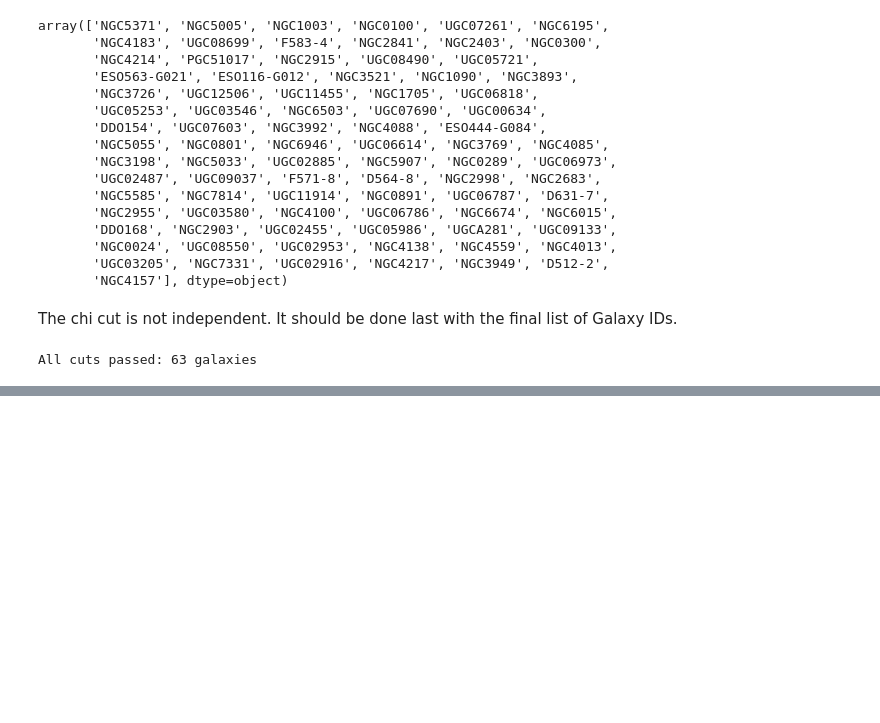
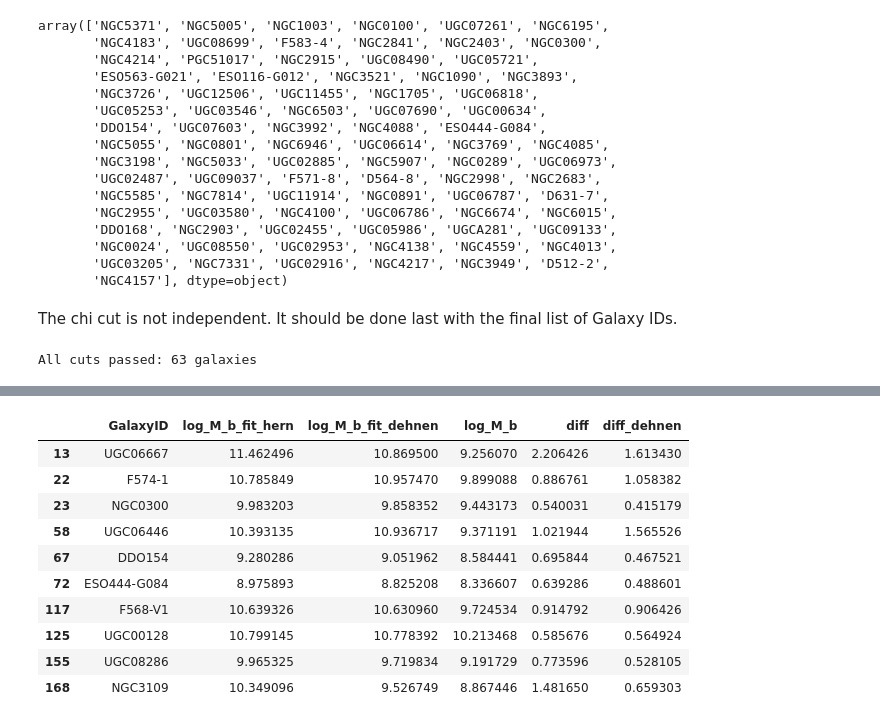
Before and after one commit to AdamSmithOrlik/sidm-rotation-curves-SPARC, a Jupyter notebook: development/dev.ipynb, the cells around one changed output, grey strips where cells are left out. Cells and saved outputs as stored; diff of their text form; code cells hidden in the pictures; blank space fills up the shorter version.

```diff
--- a/development/dev.ipynb
+++ b/development/dev.ipynb
@@ -1368,0 +1371,6 @@ All cuts passed: 63 galaxies
+# %%
+data_path = os.getcwd() + "/../data/fit_data/"
+
+df = pd.read_csv(data_path + "M_b_comparison.csv")
+
+df.head()
@@ -1368,0 +1384,10 @@ All cuts passed: 63 galaxies
+# %%
+gravo_list = ["DDO154", "ESO444-G084", "F568-V1", "F574-1", "NGC0300", "NGC3109", "UGC00128", "UGC06446", "UGC06667", "UGC08286", "NGC4376", "NGC4396", "NGC7320", "UGC04169"]
+
+sparc_list = df.GalaxyID.values
+
+for g in gravo_list:
+    if g in sparc_list:
+        print(f"{g} is in both Gravo and SPARC")
+    else:
+        print(f"{g} is only in Gravo")
@@ -1368,0 +1409,16 @@ All cuts passed: 63 galaxies
+# %%
+df["diff_dehnen"] = df["log_M_b_fit_dehnen"] - df["log_M_b"]
+# %%
+df[df["GalaxyID"].isin(gravo_list)]
+# %% [output]
+|  | GalaxyID | log_M_b_fit_hern | log_M_b_fit_dehnen | log_M_b | diff | diff_dehnen |
+| 13 | UGC06667 | 11.462496 | 10.869500 | 9.256070 | 2.206426 | 1.613430 |
+| 22 | F574-1 | 10.785849 | 10.957470 | 9.899088 | 0.886761 | 1.058382 |
+| 23 | NGC0300 | 9.983203 | 9.858352 | 9.443173 | 0.540031 | 0.415179 |
+| 58 | UGC06446 | 10.393135 | 10.936717 | 9.371191 | 1.021944 | 1.565526 |
+| 67 | DDO154 | 9.280286 | 9.051962 | 8.584441 | 0.695844 | 0.467521 |
+| 72 | ESO444-G084 | 8.975893 | 8.825208 | 8.336607 | 0.639286 | 0.488601 |
+| 117 | F568-V1 | 10.639326 | 10.630960 | 9.724534 | 0.914792 | 0.906426 |
+| 125 | UGC00128 | 10.799145 | 10.778392 | 10.213468 | 0.585676 | 0.564924 |
+| 155 | UGC08286 | 9.965325 | 9.719834 | 9.191729 | 0.773596 | 0.528105 |
+| 168 | NGC3109 | 10.349096 | 9.526749 | 8.867446 | 1.481650 | 0.659303 |
```
Also changed, not shown: parts of 3 cells of this notebook, 2 other files.
